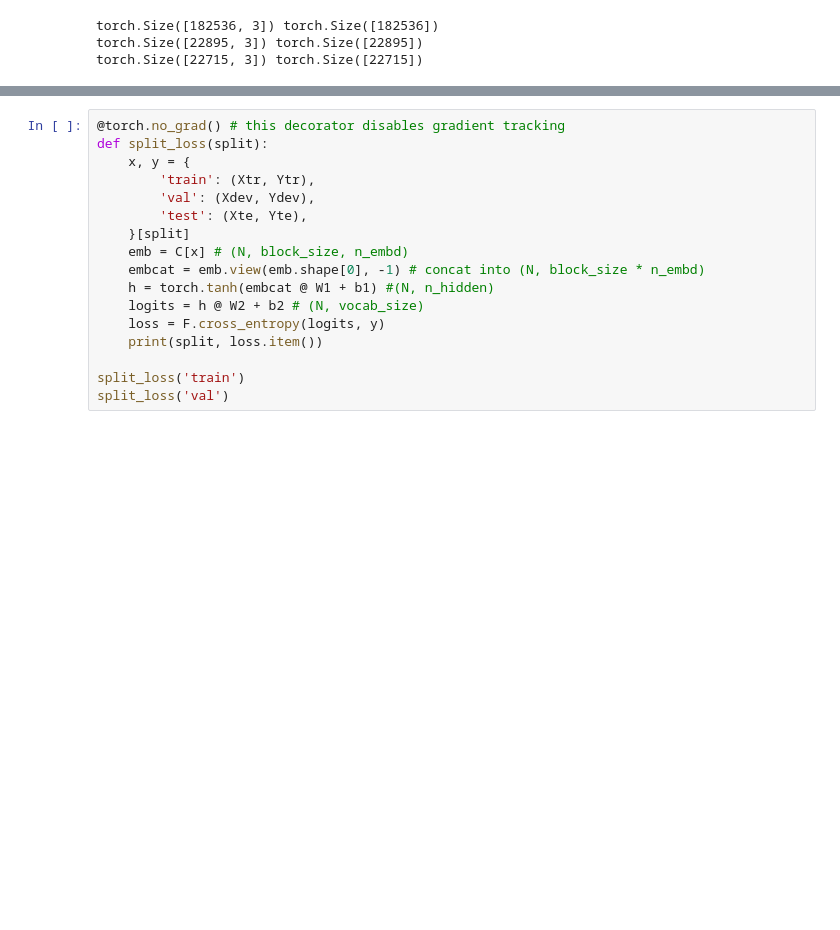
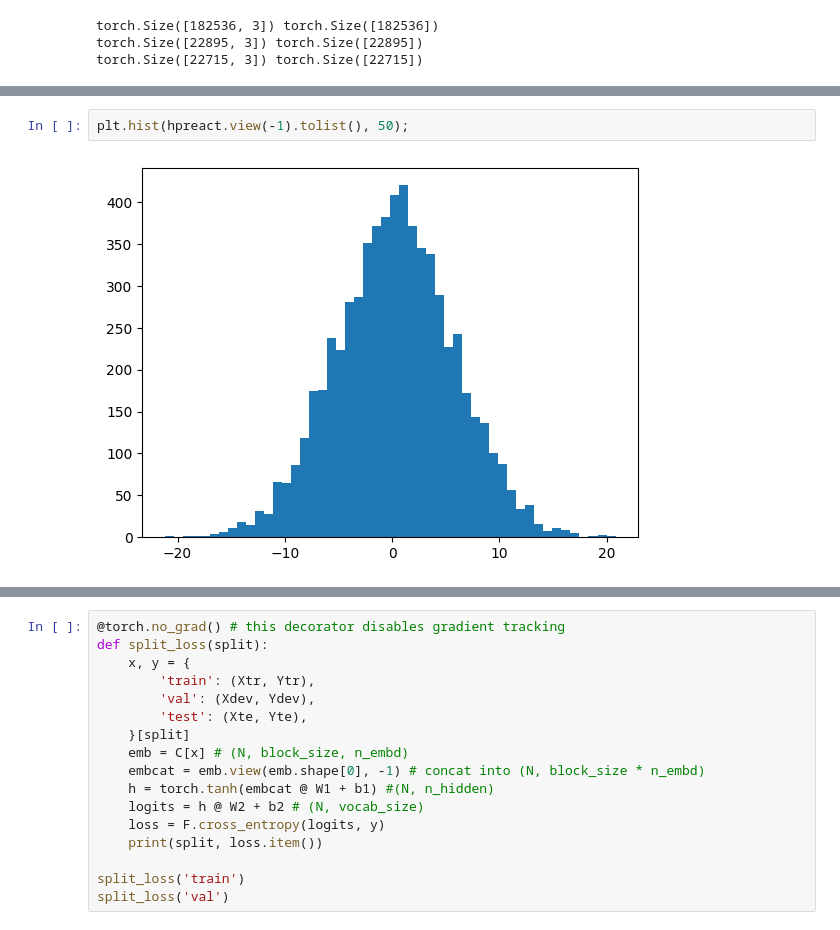
Before and after one commit to teome/aknn, a Jupyter notebook: makemore/makemore_part3_bn.ipynb, the cells around one changed output, grey strips where cells are left out. Saved outputs shown, nothing was run; the diff lists cells and outputs as text; blank space fills up the shorter version.

```diff
--- a/makemore/makemore_part3_bn.ipynb
+++ b/makemore/makemore_part3_bn.ipynb
@@ -133,0 +121,4 @@ for i in range(max_steps):
+# %%
+plt.hist(hpreact.view(-1).tolist(), 50);
+# %% [output]
+[figure, added]
```
Also changed, not shown: parts of 4 cells of this notebook.
